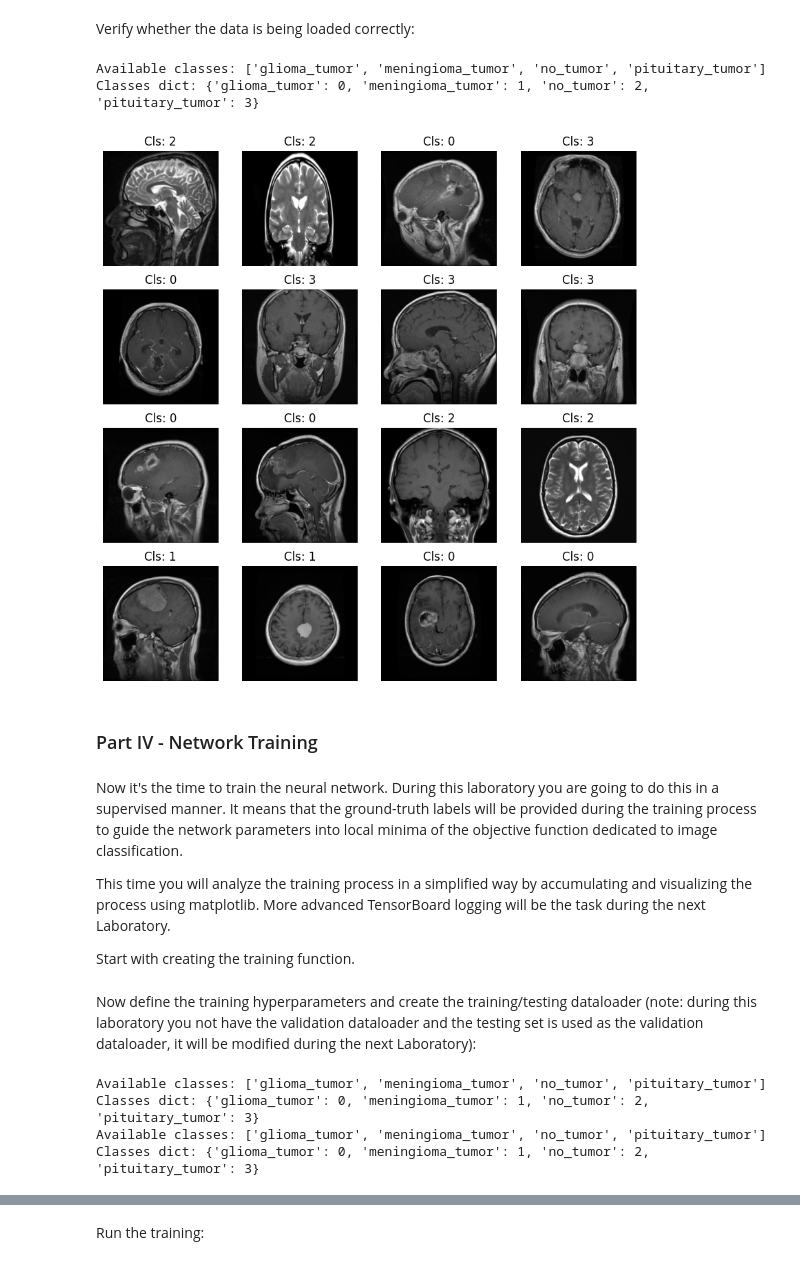
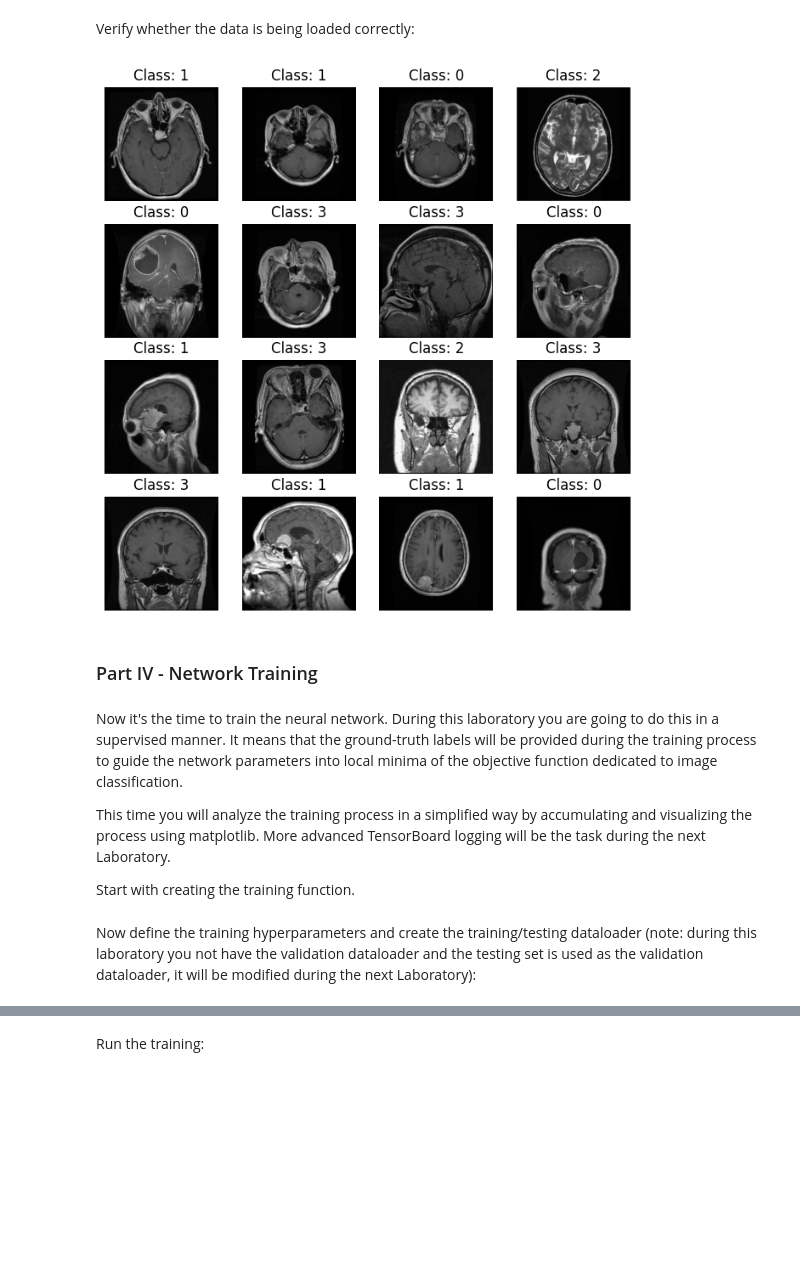
Before and after one commit to Mateleo/EmbeddedAI, a Jupyter notebook: Medical/Lab4_ToComplete.ipynb, the cells around one changed output, grey strips where cells are left out. Saved outputs shown, nothing was run; the diff lists cells and outputs as text; code cells hidden in the pictures; blank space fills up the shorter version.

```diff
--- a/Medical/Lab4_ToComplete.ipynb
+++ b/Medical/Lab4_ToComplete.ipynb
@@ -482,37 +423,31 @@ class BrainMRIDataset(Dataset):
 # %% [markdown]
 Verify whether the data is being loaded correctly:
-# %%
-from torch.utils.data import DataLoader
-
-mri_dataset = BrainMRIDataset("lab3_data") #TODO - create the dataset object
-batch_size = 16
-shuffle = True
-mri_dataloader = DataLoader(mri_dataset, batch_size=batch_size, shuffle=shuffle) #TODO - create the dataloader object
-figure = plt.figure(figsize=(10,10))
-
-for images, classes in mri_dataloader:
-  cols, rows = 4, 4
-  for i in range(rows * cols):
-    img, label = images[i], classes[i]
-    figure.add_subplot(rows, cols, i+1)
-    plt.axis("off")
-    plt.title(f"Cls: {label.item()}")
-    plt.imshow(img.squeeze(), cmap="gray")
-  break
-plt.show()
-# %% [output]
-Available classes: ['glioma_tumor', 'meningioma_tumor', 'no_tumor', 'pituitary_tumor']
-Classes dict: {'glioma_tumor': 0, 'meningioma_tumor': 1, 'no_tumor': 2, 'pituitary_tumor': 3}
-[figure, removed]
+# %%
+for images, classes in training_dataloader:
+
+    num_images = len(images)
+    fig, axs = plt.subplots(4, 4, figsize=(8, 8))
+
+    for i in range(num_images):
+        row = i // 4
+        col = i % 4
+
+        image = F.to_pil_image(images[i])
+
+        axs[row, col].imshow(image, cmap='gray')
+        axs[row, col].set_title(f'Class: {classes[i]}')
+        axs[row, col].axis('off')
+
+    plt.show()
+    break
+# %% [output]
+[figure, added]
 # %% [markdown]
 ### Part IV - Network Training
 # %% [markdown]
-Now it's the time to train the neural network. During this laboratory you are going to do this in a supervised manner.
-It means that the ground-truth labels will be provided during the training process to guide the network parameters into
-local minima of the objective function dedicated to image classification.
+Now it's the time to train the neural network. During this laboratory you are going to do this in a supervised manner. It means that the ground-truth labels will be provided during the training process to guide the network parameters into local minima of the objective function dedicated to image classification.
 
-This time you will analyze the training process in a simplified way by accumulating and visualizing the process using
-matplotlib. More advanced TensorBoard logging will be the task during the next Laboratory.
+This time you will analyze the training process in a simplified way by accumulating and visualizing the process using matplotlib. More advanced TensorBoard logging will be the task during the next Laboratory.
 
 Start with creating the training function.
 # %%
@@ -590,27 +503,20 @@ def training(model, training_dataloader, testing_dataloader, training_params):
     return model, training_losses, testing_losses
 # %% [markdown]
-Now define the training hyperparameters and create the training/testing dataloader (note: during this laboratory you not
-have the validation dataloader and the testing set is used as the validation dataloader, it will be modified during the
-next Laboratory):
+Now define the training hyperparameters and create the training/testing dataloader (note: during this laboratory you not have the validation dataloader and the testing set is used as the validation dataloader, it will be modified during the next Laboratory):
 # %%
 learning_rate = 0.003
-batch_size = 32
-num_epochs = 10
+batch_size = 64
+num_epochs = 50
 shuffle = True
 model = ClassificationNetwork()
 
 training_params = {
-    "learning_rate": learning_rate,
-    "num_epochs": num_epochs,
+    'learning_rate': learning_rate,
+    'num_epochs': num_epochs,
 }
 
-training_dataset = BrainMRIDataset(dataset_path, "training")
+training_dataset = BrainDataset(os.path.join(dataset_path, "Training"), training_csv_path)
 training_dataloader = tc.utils.data.DataLoader(training_dataset, batch_size=batch_size, shuffle=shuffle)
 
-testing_dataset = BrainMRIDataset(dataset_path, "testing")
+testing_dataset = BrainDataset(os.path.join(dataset_path, "Testing"), testing_csv_path)
 testing_dataloader = tc.utils.data.DataLoader(testing_dataset, batch_size=batch_size, shuffle=False)
-# %% [output]
-Available classes: ['glioma_tumor', 'meningioma_tumor', 'no_tumor', 'pituitary_tumor']
-Classes dict: {'glioma_tumor': 0, 'meningioma_tumor': 1, 'no_tumor': 2, 'pituitary_tumor': 3}
-Available classes: ['glioma_tumor', 'meningioma_tumor', 'no_tumor', 'pituitary_tumor']
-Classes dict: {'glioma_tumor': 0, 'meningioma_tumor': 1, 'no_tumor': 2, 'pituitary_tumor': 3}
```
Also changed, not shown: parts of 40 cells of this notebook, 4 other files.
